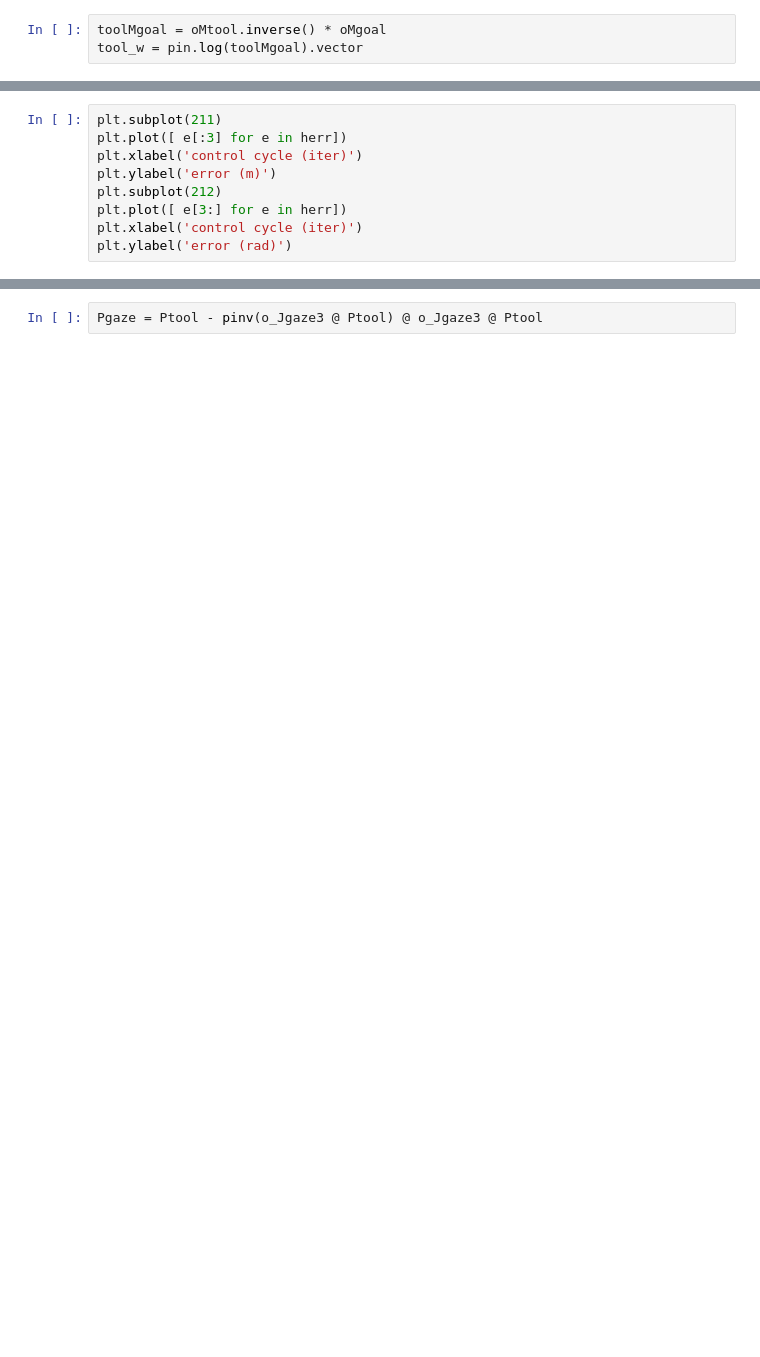
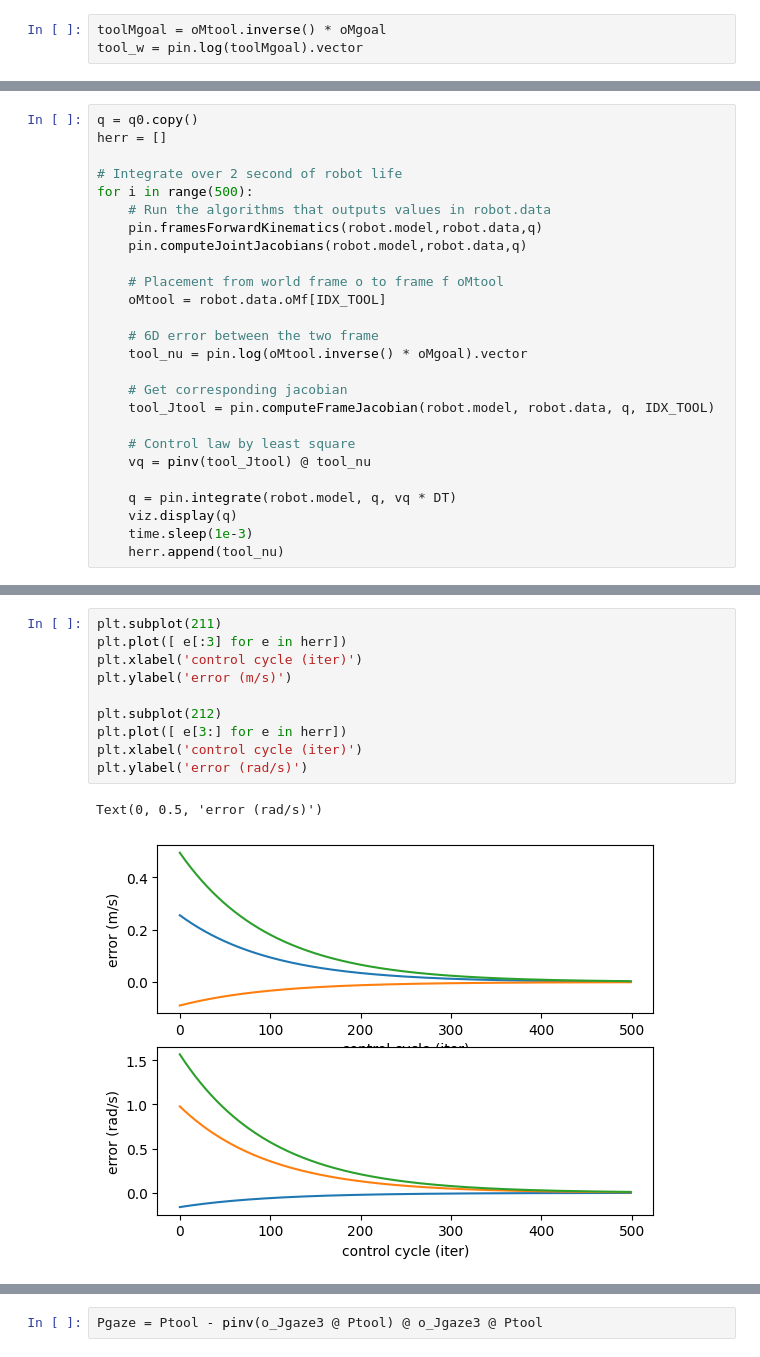
Before and after one commit to stephane-caron/robotics-mva-2023, a Jupyter notebook: 2_inverse_kinematics.ipynb, the cells around one changed output, grey strips where cells are left out. Cells and saved outputs as stored; diff of their text form; blank space fills up the shorter version.

```diff
--- a/2_inverse_kinematics.ipynb
+++ b/2_inverse_kinematics.ipynb
@@ -315 +321,27 @@ Implement a second control law, following the same pattern as with positions. At
+# %%
+q = q0.copy()
+herr = []
+
+# Integrate over 2 second of robot life
+for i in range(500):
+    # Run the algorithms that outputs values in robot.data
+    pin.framesForwardKinematics(robot.model,robot.data,q)
+    pin.computeJointJacobians(robot.model,robot.data,q)
+
+    # Placement from world frame o to frame f oMtool
+    oMtool = robot.data.oMf[IDX_TOOL]
+
+    # 6D error between the two frame
+    tool_nu = pin.log(oMtool.inverse() * oMgoal).vector
+
+    # Get corresponding jacobian
+    tool_Jtool = pin.computeFrameJacobian(robot.model, robot.data, q, IDX_TOOL)
+
+    # Control law by least square
+    vq = pinv(tool_Jtool) @ tool_nu
+
+    q = pin.integrate(robot.model, q, vq * DT)
+    viz.display(q)
+    time.sleep(1e-3)
+    herr.append(tool_nu)
 # %% [markdown]
@@ -319,10 +350,14 @@ We can also plot the error (assuming that ``herr`` is a list of 6D errors):
 # %%
 plt.subplot(211)
 plt.plot([ e[:3] for e in herr])
 plt.xlabel('control cycle (iter)')
-plt.ylabel('error (m)')
+plt.ylabel('error (m/s)')
+
 plt.subplot(212)
 plt.plot([ e[3:] for e in herr])
 plt.xlabel('control cycle (iter)')
-plt.ylabel('error (rad)')
+plt.ylabel('error (rad/s)')
+# %% [output]
+Text(0, 0.5, 'error (rad/s)')
+[figure, added]
 # %% [markdown]
```
Also changed, not shown: parts of 66 cells of this notebook, 2 other files.
